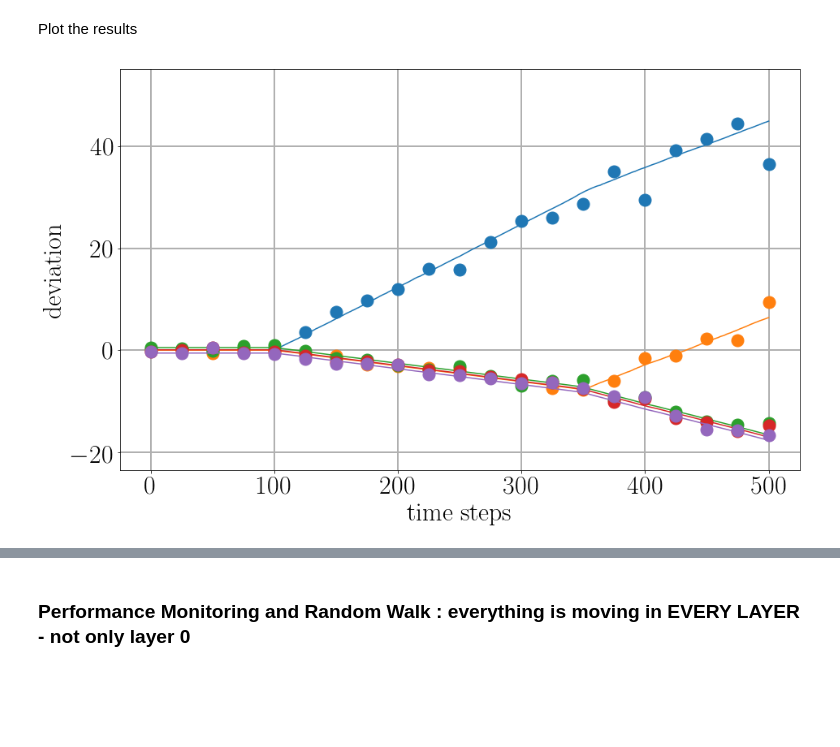
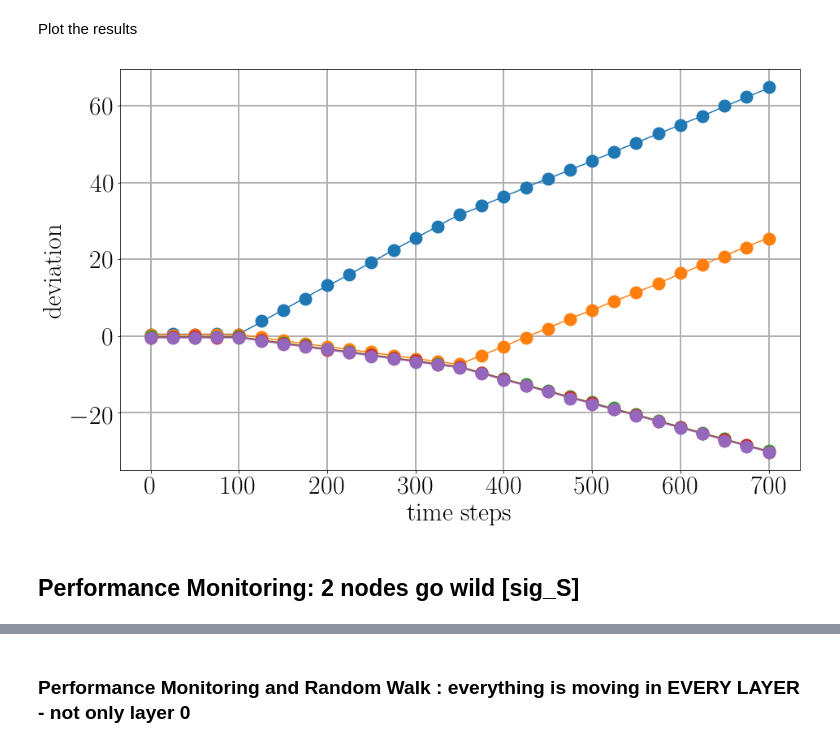
Before and after one commit to cbarokk/nfv-sa, a Jupyter notebook: NFV-SA.ipynb, the cells around one changed output, grey strips where cells are left out. Saved outputs shown, nothing was run; the diff lists cells and outputs as text; code cells hidden in the pictures; blank space fills up the shorter version.

Commit message:
added variance monitoring

```diff
--- a/NFV-SA.ipynb
+++ b/NFV-SA.ipynb
@@ -90,14 +111,19 @@ Generate a graph with random distribution means
 # %%
 N = 5
 L = 5
+distr ={"Q":"exp", "S":"gaussian"}
+
 graph = init_graph(L, N)
-graph["Q"][1:]*=50
-graph["Q"][1:]+=50
-graph["Q"][0] +=5
+graph["mu_Q"][1:]*=50
+graph["mu_Q"][1:]+=50
+graph["mu_Q"][0] +=5
 
-graph["S"][1:]*=50
-graph["S"][1:]+=50
-graph["S"][0] +=5
+graph["mu_S"][1:]*=50
+graph["mu_S"][1:]+=50
+graph["mu_S"][0] +=5
+
+graph["sig_Q"][:] =0
+graph["sig_S"][:] =1
 
 graph
 # %% [output]
@@ -126,17 +149,21 @@ Monitor the layer for 500 timesteps, and after timestep 100, gradually increase
 # %%
 
-P=250
-approx, truth = [], []
-distr ={"Q":"exp", "S":"exp"}
-for o in range(501):
+P=5000
+mu_approx, mu_truth = [], []
+var_approx, var_truth = [], []
+
+for o in range(701):
     for layer in range(L):
         for node in range(N):
             if o > 100:
-                graph["S"][0][0] += np.random.rand()*0.01
+                graph["mu_S"][0][0] += np.random.rand()*0.01
             if o > 350:
-                graph["S"][0][1] += np.random.rand()*0.01
-    a, t = simulate_layer(graph, layer=0, P=P, distr=distr)
-    approx.append(a)
-    truth.append(t)
-graph
+                graph["mu_S"][0][1] += np.random.rand()*0.01
+    mu_a, var_a, mu_t, var_t = simulate_layer(graph, layer=0, P=P, distr=distr)
+    mu_approx.append(mu_a)
+    var_approx.append(var_a)
+    mu_truth.append(mu_t)
+    var_truth.append(var_t)
+
+graph["mu_S"], graph["sig_S"]
 # %% [output]
@@ -165,19 +186,21 @@ Plot the results
 # %%
 plt.rc('text', usetex=True)
 plt.rc('font', family='serif', size=32)
 fig = plt.figure(figsize=(15, 20))
 ax = fig.add_subplot(2,1,1)
 ax.set_ylabel(r"deviation",fontsize=32)
 ax.set_xlabel(r"time steps",fontsize=32)
 
 colors = ['C0', 'C1', 'C2', 'C3', 'C4', 'C5', 'C6', 'C7', 'C8', 'C9']
 
 for n in range(N):
-    x = [y[n] for y in truth ]
-    y = [z[n] for z in approx ]
+    x = [y[n] for y in mu_truth ]
+    y = [z[n] for z in mu_approx ]
     plt.plot(x, label="$\widehat{\delta'}$", color=colors[n])
     plt.plot(y, label="$\delta'$", marker='o', markevery=25, markersize=15, linewidth=0)
 
 plt.grid(linewidth=2)
 # %% [output]
-[figure, old version]
+[figure, new version]
+# %% [markdown]
+## Performance Monitoring: 2 nodes go wild [sig_S] ###
```
Also changed, not shown: parts of 20 cells of this notebook.
